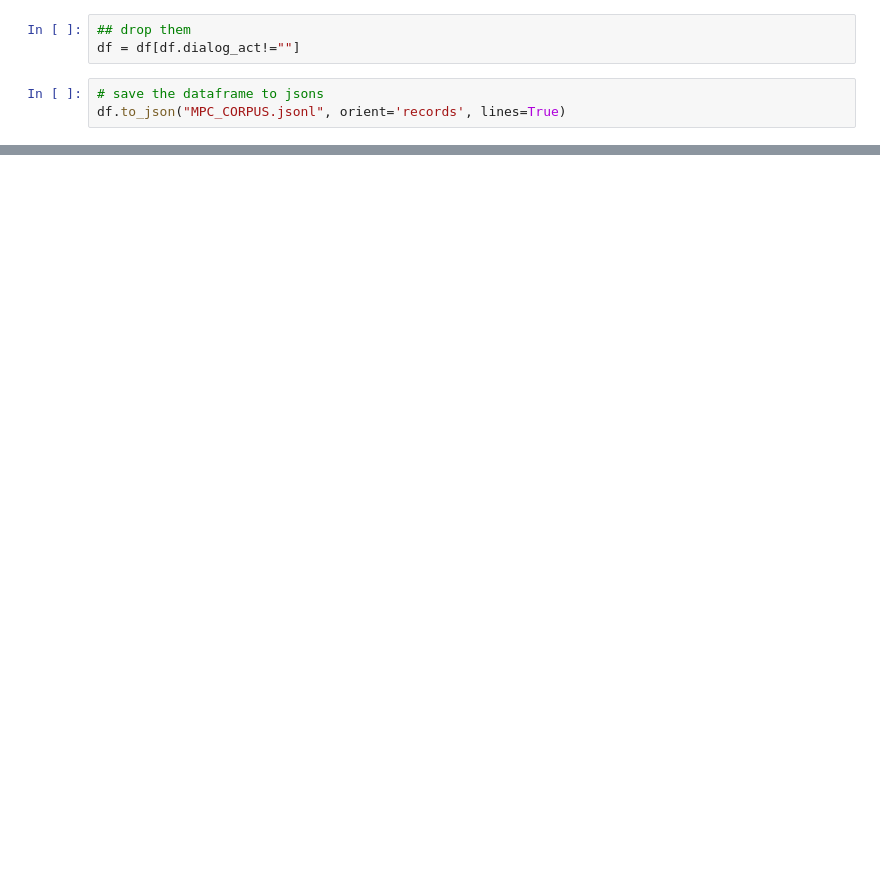
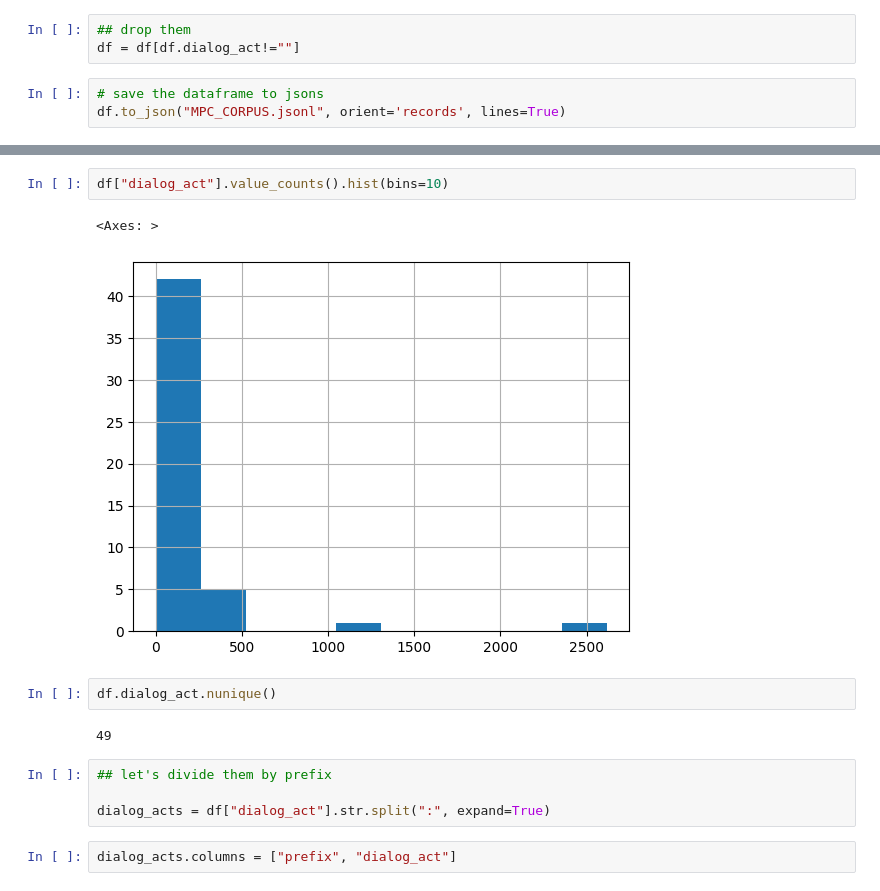
Before and after one commit to ruggsea/LLM-ABM-Chat, a Jupyter notebook: fewshots_mpc/interactive_mpc.ipynb, the cells around one changed output, grey strips where cells are left out. Cells and saved outputs as stored; diff of their text form; blank space fills up the shorter version.

```diff
--- a/fewshots_mpc/interactive_mpc.ipynb
+++ b/fewshots_mpc/interactive_mpc.ipynb
@@ -79,0 +102,15 @@ df.to_json("MPC_CORPUS.jsonl", orient='records', lines=True)
+# %%
+df["dialog_act"].value_counts().hist(bins=10)
+# %% [output]
+<Axes: >
+[figure, added]
+# %%
+df.dialog_act.nunique()
+# %% [output]
+49
+# %%
+## let's divide them by prefix
+
+dialog_acts = df["dialog_act"].str.split(":", expand=True)
+# %%
+dialog_acts.columns = ["prefix", "dialog_act"]
```
Also changed, not shown: parts of 15 cells of this notebook, 13 other files.
